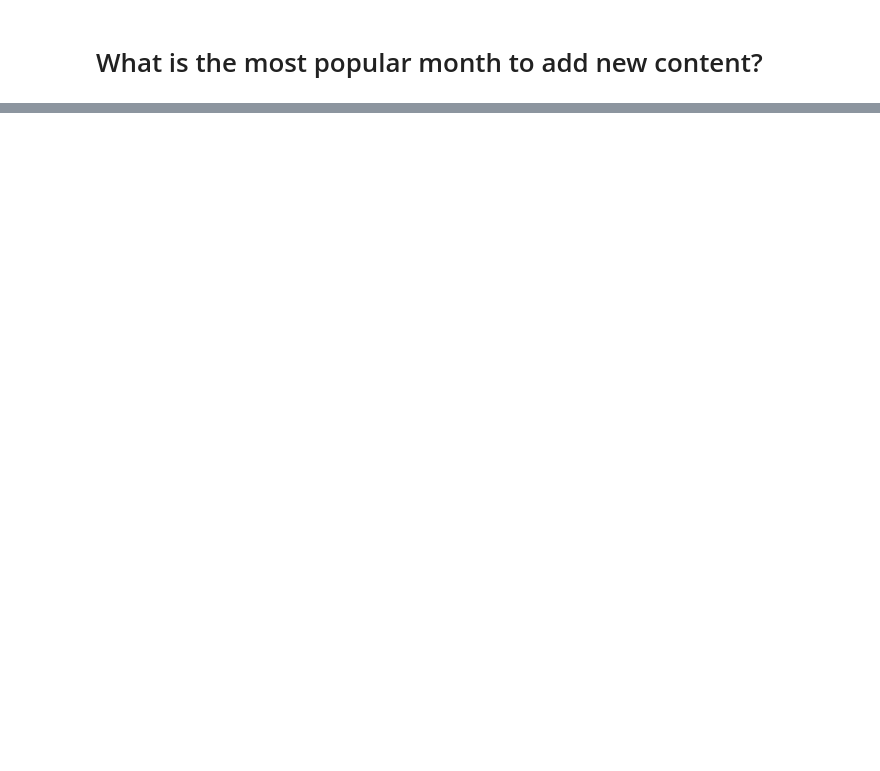
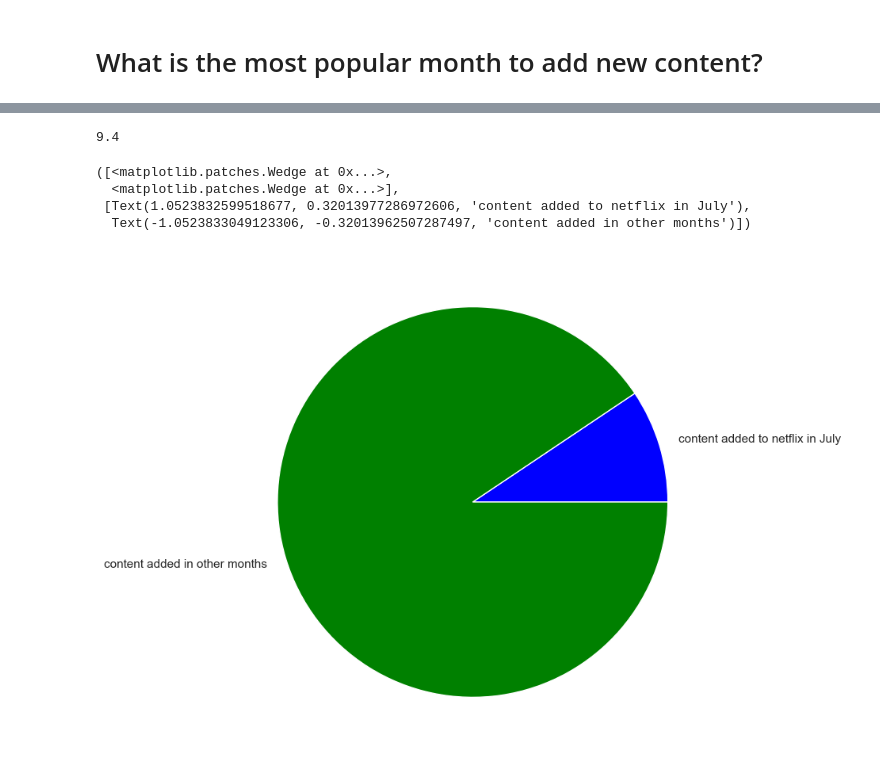
Before and after one commit to RadoslawMroz/netflix-titles-data-analysis, a Jupyter notebook: main.ipynb, the cells around one changed output, grey strips where cells are left out. Cells and saved outputs as stored; diff of their text form; code cells hidden in the pictures; blank space fills up the shorter version.

```diff
--- a/main.ipynb
+++ b/main.ipynb
@@ -112,7 +135,7 @@ percentage_content_year_added_max.round(2)
 # %% [markdown]
 # What is the most popular month to add new content?
 # %%
-data['month'] = data['new_date'].dt.month
+data['month_added'] = data['new_date'].dt.month
 data.head()
 # %% [output]
 |  | show_id | type | title | director | cast | country | date_added | release_year | rating | duration | ... |
@@ -121,3 +144,7 @@ data.head()
 | 2 | s3 | TV Show | Ganglands | Julien Leclercq | Sami Bouajila, Tracy Gotoas, Samu... | NaN | September 24, 2021 | 2021 | TV-MA | 1 Season | ... |
 | 3 | s4 | TV Show | Jailbirds New Orleans | NaN | NaN | NaN | September 24, 2021 | 2021 | TV-MA | 1 Season | ... |
 | 4 | s5 | TV Show | Kota Factory | NaN | Mayur More, Jitendra Kumar, Ranja... | India | September 24, 2021 | 2021 | TV-MA | 2 Seasons | ... |
+# %%
+month_added_counted = pd.DataFrame(data['month_added'].value_counts().reset_index())
+month_added_counted.columns = ['month_added', 'count']
+month_added_counted
@@ -123,0 +165,16 @@ data.head()
+# %%
+# Percentage of content added in July
+content_month_added_max = month_added_counted['count'][0]
+percentage_content_month_added_max = content_month_added_max/content_amount*100
+percentage_content_month_added_max.round(2)
+# %% [output]
+9.4
+# %%
+plt.figure(figsize=(8,8))
+plt.pie([percentage_content_month_added_max.round(2), 100-percentage_content_month_added_max.round(2)], labels=['content added to netflix in July', 'content added in other months'], colors=['blue', 'green'])
+# %% [output]
+([<matplotlib.patches.Wedge at 0x...>,
+  <matplotlib.patches.Wedge at 0x...>],
+ [Text(1.0523832599518677, 0.32013977286972606, 'content added to netflix in July'),
+  Text(-1.0523833049123306, -0.32013962507287497, 'content added in other months')])
+[figure, added]
```
Also changed, not shown: parts of 5 cells of this notebook.
